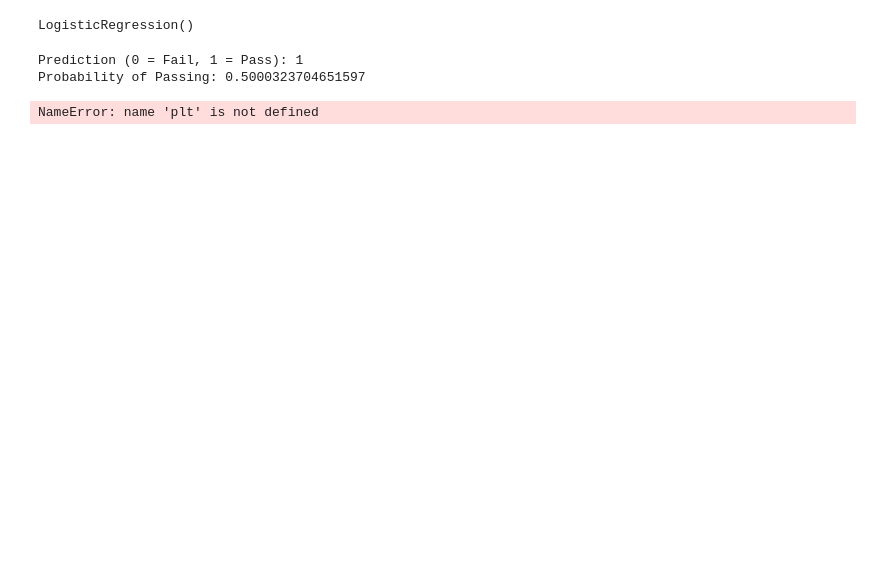
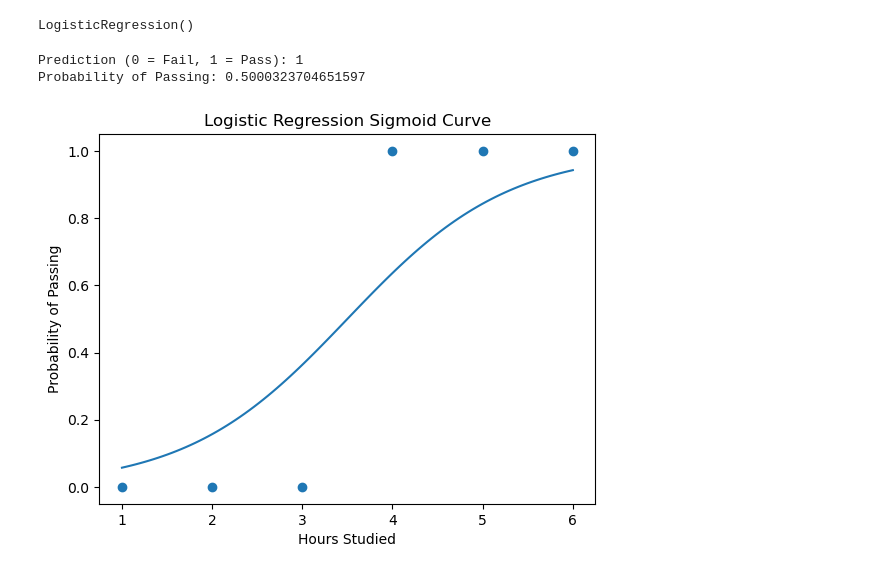
Before and after one commit to Shivanshu-Sahil/ML_Lab, a Jupyter notebook: Logistic.ipynb, the cells around one changed output. Drawn from its saved outputs; the diff is of its cells as text; code cells hidden in the pictures; blank space fills up the shorter version.

Commit message:
update plot

```diff
--- a/Logistic.ipynb
+++ b/Logistic.ipynb
@@ -31,11 +32,11 @@ x_range=np.linspace(x.min(),x.max(),100).reshape(-1,1)
 prob=model.predict_proba(x_range)[:,1]
 # %%
 plt.figure()
-plt.scatter(X,y)
+plt.scatter(x,y)
 plt.plot(x_range,prob)
 plt.xlabel("Hours Studied")
 plt.ylabel("Probability of Passing")
 plt.title("Logistic Regression Sigmoid Curve")
 plt.show()
 # %% [output]
-NameError: name 'plt' is not defined
+[figure, added]
```
Also changed, not shown: parts of 1 cell of this notebook.
